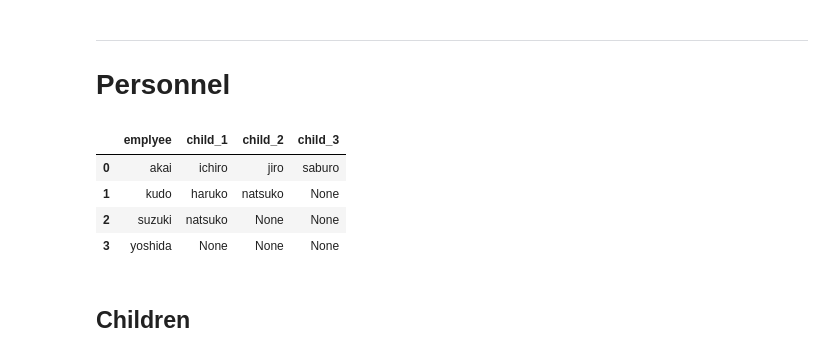
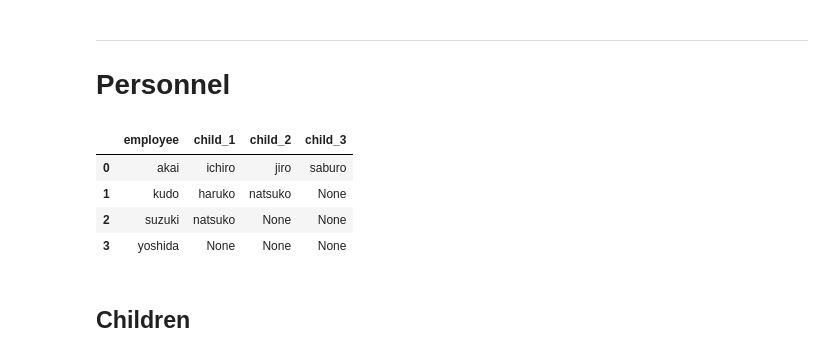
Before and after one commit to SkiMsyk/sql_instructions, a Jupyter notebook: source/compare_beween_window/create_csv.ipynb, the cells around one changed output. Drawn from its saved outputs; the diff is of its cells as text; code cells hidden in the pictures.

```diff
--- a/source/compare_beween_window/create_csv.ipynb
+++ b/source/compare_beween_window/create_csv.ipynb
@@ -167,14 +167,14 @@ Courses.to_csv('../../dataset/compare_between_window/Courses.csv', index = False
 # Personnel
 # %%
 Personnel = pd.DataFrame({
-    'emplyee':['akai', 'kudo', 'suzuki', 'yoshida'],
+    'employee':['akai', 'kudo', 'suzuki', 'yoshida'],
     'child_1':['ichiro', 'haruko', 'natsuko', None],
     'child_2':['jiro', 'natsuko', None, None],
     'child_3':['saburo', None, None, None]
 })
 Personnel
 # %% [output]
-|  | emplyee | child_1 | child_2 | child_3 |
+|  | employee | child_1 | child_2 | child_3 |
 | 0 | akai | ichiro | jiro | saburo |
 | 1 | kudo | haruko | natsuko | None |
 | 2 | suzuki | natsuko | None | None |
```
Also changed, not shown: parts of 2 cells of this notebook, 56 other files.
